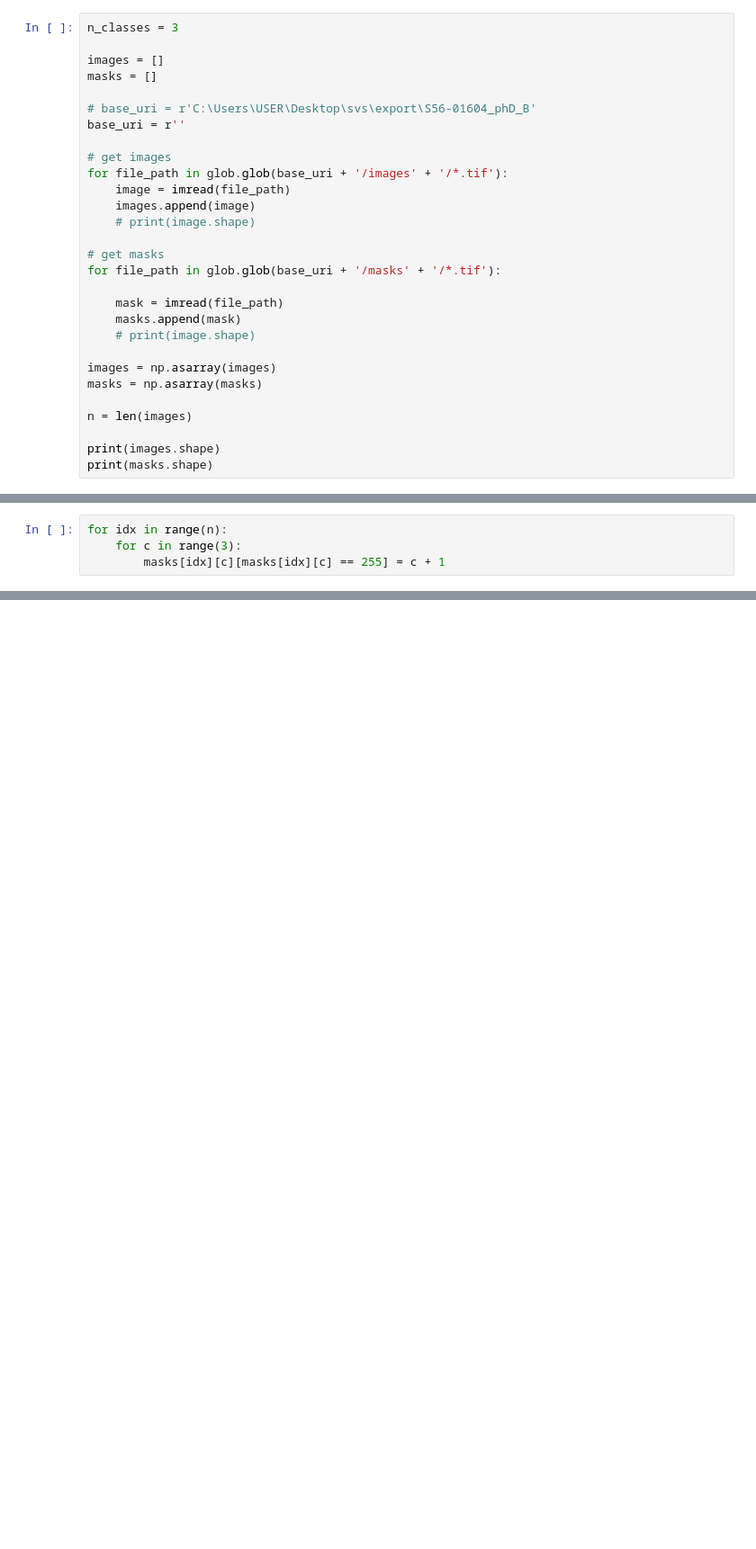
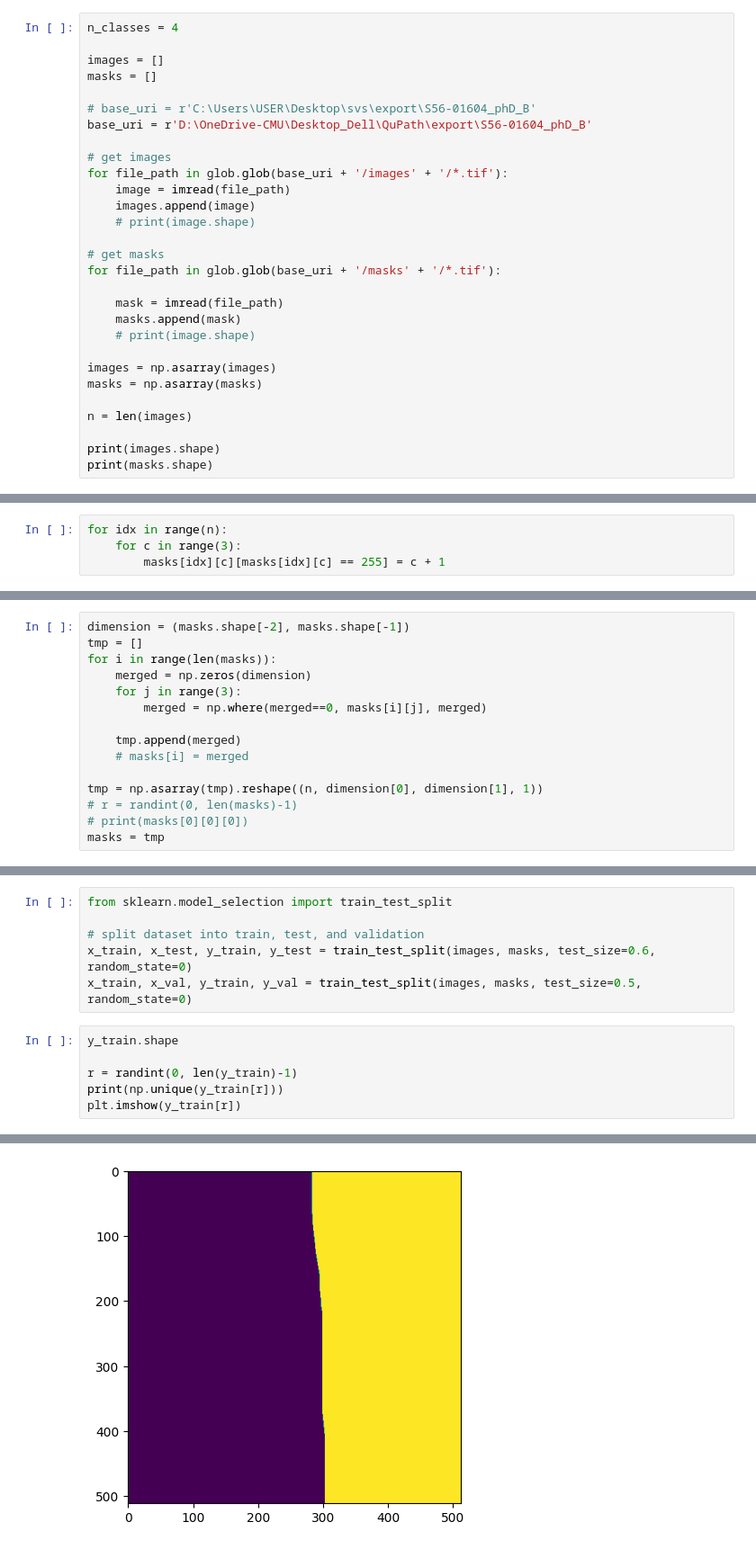
Before and after one commit to Naxocist/AILCAP, a Jupyter notebook: models-sandbox/QuPath_datapipeline.ipynb, the cells around one changed output, grey strips where cells are left out. Shown at 90% size. Saved outputs shown, nothing was run; the diff lists cells and outputs as text; blank space fills up the shorter version.

```diff
--- a/models-sandbox/QuPath_datapipeline.ipynb
+++ b/models-sandbox/QuPath_datapipeline.ipynb
@@ -11,11 +16,11 @@ import glob
 # %%
-n_classes = 3
+n_classes = 4
 
 images = []
 masks = []
 
 # base_uri = r'C:\Users\USER\Desktop\svs\export\S56-01604_phD_B'
-base_uri = r''
+base_uri = r'D:\OneDrive-CMU\Desktop_Dell\QuPath\export\S56-01604_phD_B'
 
 # get images
 for file_path in glob.glob(base_uri + '/images' + '/*.tif'):
@@ -111,0 +118,15 @@ print(masks.shape)
+# %%
+dimension = (masks.shape[-2], masks.shape[-1])
+tmp = []
+for i in range(len(masks)):
+    merged = np.zeros(dimension)
+    for j in range(3):
+        merged = np.where(merged==0, masks[i][j], merged)
+
+    tmp.append(merged)
+    # masks[i] = merged
+
+tmp = np.asarray(tmp).reshape((n, dimension[0], dimension[1], 1))
+# r = randint(0, len(masks)-1)
+# print(masks[0][0][0])
+masks = tmp
@@ -111,0 +139,13 @@ print(masks.shape)
+# %%
+from sklearn.model_selection import train_test_split
+
+# split dataset into train, test, and validation
+x_train, x_test, y_train, y_test = train_test_split(images, masks, test_size=0.6, random_state=0)
+x_train, x_val, y_train, y_val = train_test_split(images, masks, test_size=0.5, random_state=0)
+# %%
+y_train.shape
+
+r = randint(0, len(y_train)-1)
+print(np.unique(y_train[r]))
+plt.imshow(y_train[r])
+# %% [output]
@@ -111,0 +154 @@ print(masks.shape)
+[figure, added]
```
Also changed, not shown: parts of 25 cells of this notebook, 2 other files.
